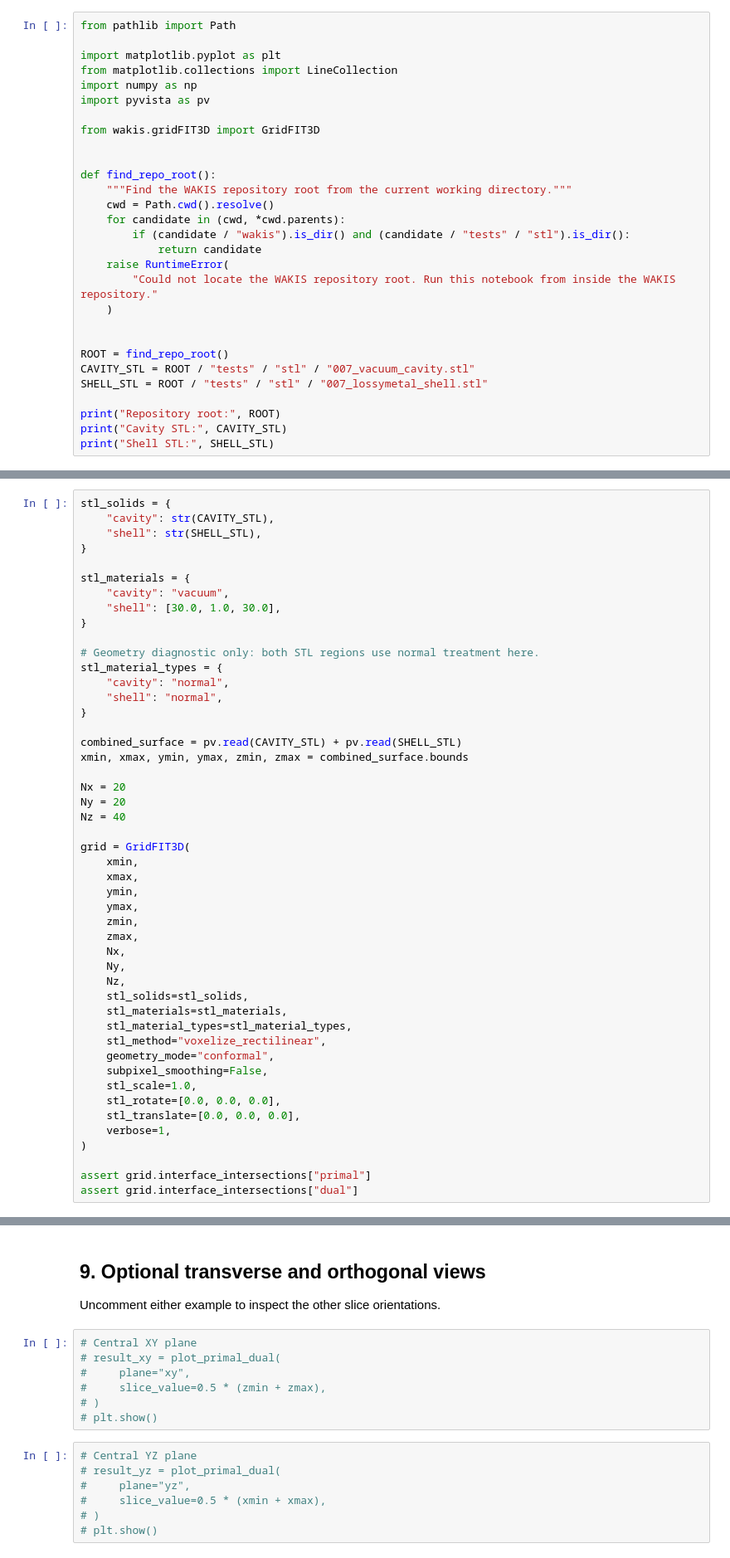
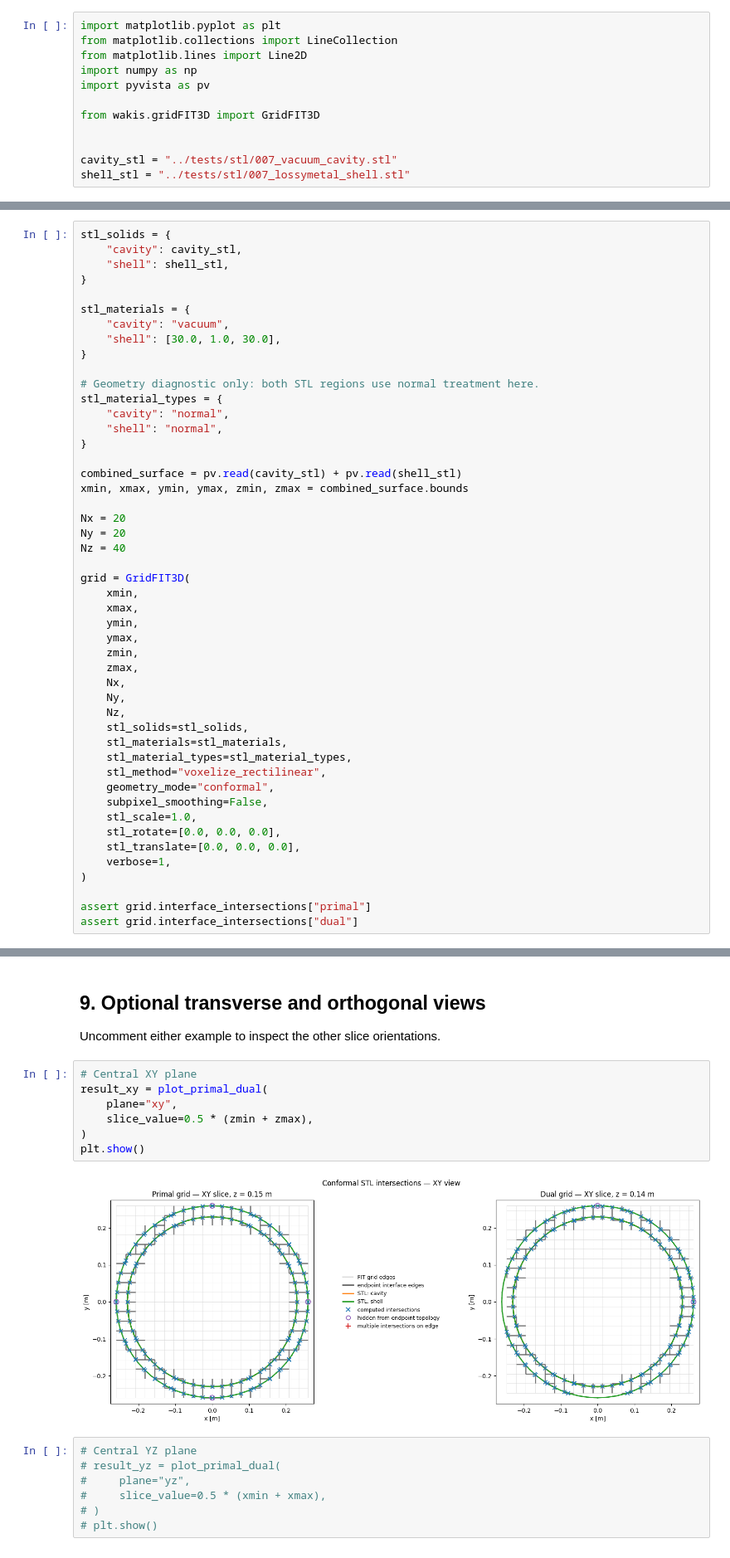
Before and after one commit to hschreib-tet/Wakis, a Jupyter notebook: notebooks/010_conformal_stl_intersections_visual_test.ipynb, the cells around one changed output, grey strips where cells are left out. Shown at 83% size. Cells and saved outputs as stored; diff of their text form.

```diff
--- a/notebooks/010_conformal_stl_intersections_visual_test.ipynb
+++ b/notebooks/010_conformal_stl_intersections_visual_test.ipynb
@@ -18,32 +18,15 @@ A useful visual result is that the intersection markers lie on the sliced STL cu
 # %%
-from pathlib import Path
-
 import matplotlib.pyplot as plt
 from matplotlib.collections import LineCollection
+from matplotlib.lines import Line2D
 import numpy as np
 import pyvista as pv
 
 from wakis.gridFIT3D import GridFIT3D
 
 
-def find_repo_root():
-    """Find the WAKIS repository root from the current working directory."""
-    cwd = Path.cwd().resolve()
-    for candidate in (cwd, *cwd.parents):
-        if (candidate / "wakis").is_dir() and (candidate / "tests" / "stl").is_dir():
-            return candidate
-    raise RuntimeError(
-        "Could not locate the WAKIS repository root. Run this notebook from inside the WAKIS repository."
-    )
-
-
-ROOT = find_repo_root()
-CAVITY_STL = ROOT / "tests" / "stl" / "007_vacuum_cavity.stl"
-SHELL_STL = ROOT / "tests" / "stl" / "007_lossymetal_shell.stl"
-
-print("Repository root:", ROOT)
-print("Cavity STL:", CAVITY_STL)
-print("Shell STL:", SHELL_STL)
+cavity_stl = "../tests/stl/007_vacuum_cavity.stl"
+shell_stl = "../tests/stl/007_lossymetal_shell.stl"
 # %% [markdown]
 ## 2. Build the conformal cavity/shell grid
 
@@ -52,8 +35,8 @@ The resolution below is intentionally moderate. It is sufficient for a visual di
 `GridFIT3D(..., geometry_mode="conformal")` builds the primal and dual point classifications, region topology, endpoint-interface masks, and geometric STL intersections.
 # %%
 stl_solids = {
-    "cavity": str(CAVITY_STL),
-    "shell": str(SHELL_STL),
+    "cavity": cavity_stl,
+    "shell": shell_stl,
 }
 
 stl_materials = {
@@ -67,7 +50,7 @@ stl_material_types = {
     "shell": "normal",
 }
 
-combined_surface = pv.read(CAVITY_STL) + pv.read(SHELL_STL)
+combined_surface = pv.read(cavity_stl) + pv.read(shell_stl)
 xmin, xmax, ymin, ymax, zmin, zmax = combined_surface.bounds
 
 Nx = 20
@@ -492,11 +937,13 @@ plt.show()
 Uncomment either example to inspect the other slice orientations.
 # %%
 # Central XY plane
-# result_xy = plot_primal_dual(
-#     plane="xy",
-#     slice_value=0.5 * (zmin + zmax),
-# )
-# plt.show()
+result_xy = plot_primal_dual(
+    plane="xy",
+    slice_value=0.5 * (zmin + zmax),
+)
+plt.show()
+# %% [output]
+[figure, added]
 # %%
 # Central YZ plane
 # result_yz = plot_primal_dual(
```
Also changed, not shown: parts of 10 cells of this notebook, 3 other files.
